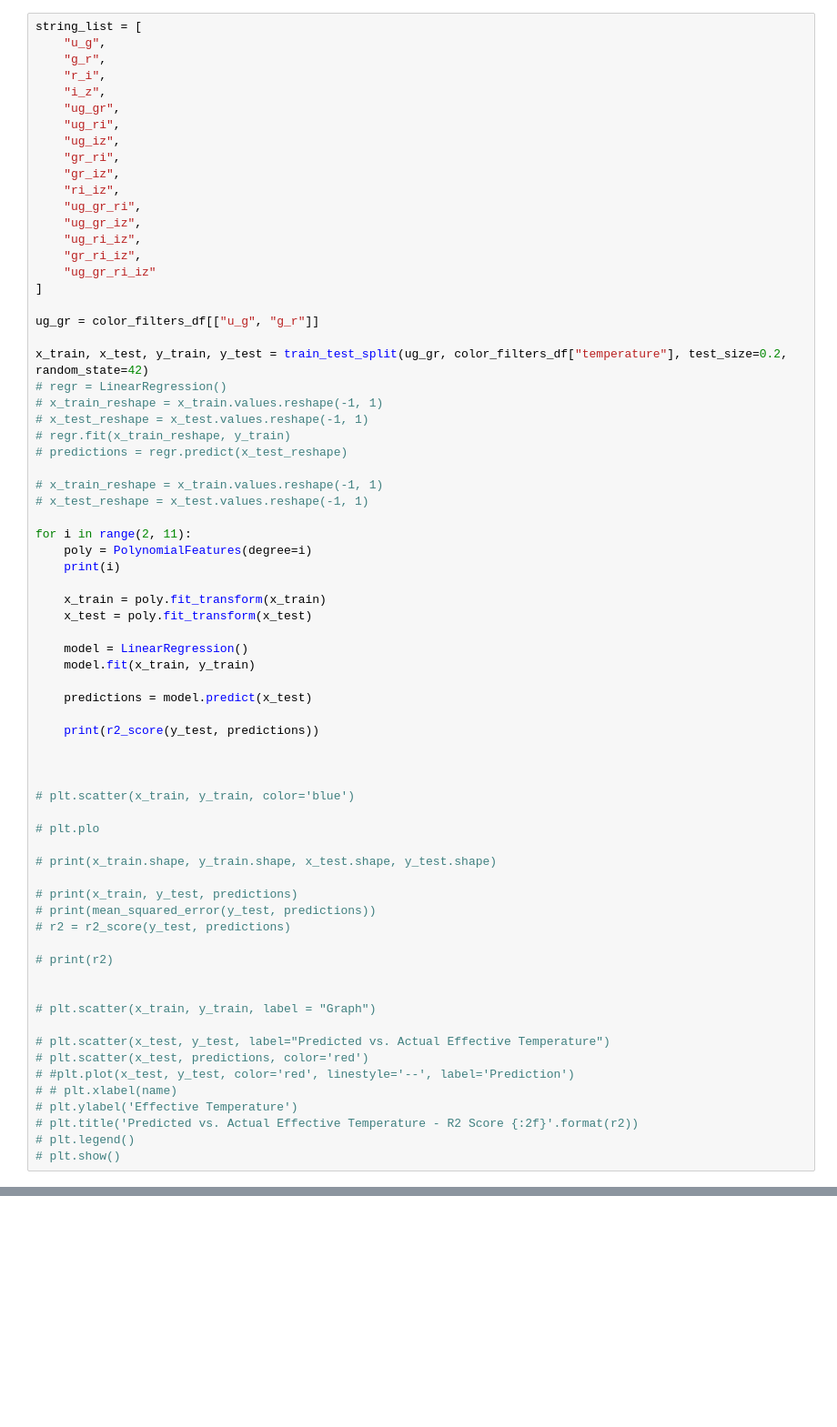
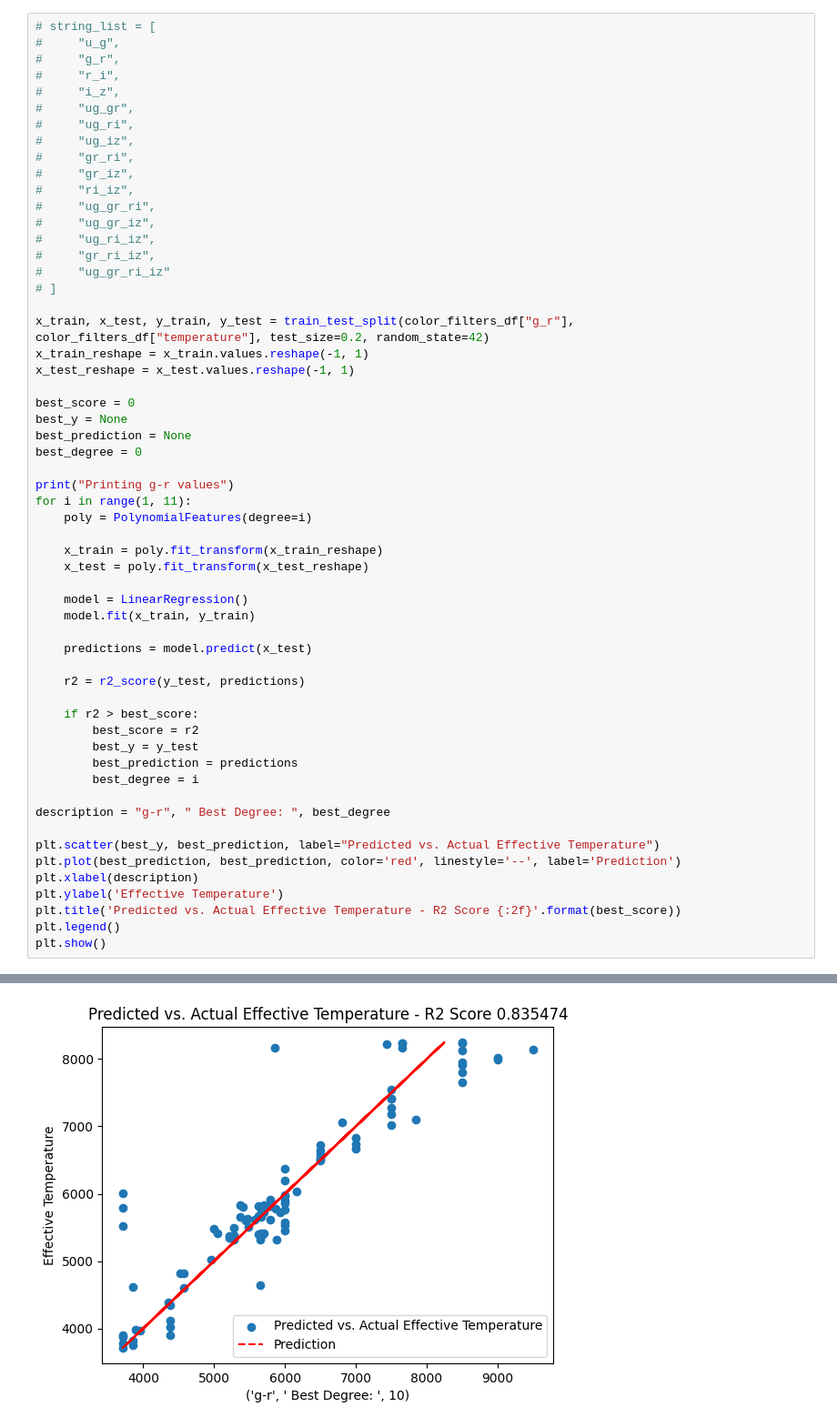
Before and after one commit to PhillipPhan1024/FRI-Feasibility-Study, a Jupyter notebook: Main.ipynb, the cells around one changed output, grey strips where cells are left out. Shown at 91% size. Cells and saved outputs as stored; diff of their text form; blank space fills up the shorter version.

Commit message:
Able to plot and look at data on graph

```diff
--- a/Main.ipynb
+++ b/Main.ipynb
@@ -42,71 +57,58 @@ color_filters_df['temperature'] = df['Teff']
 # %%
-string_list = [
-    "u_g",
-    "g_r",
-    "r_i",
-    "i_z",
-    "ug_gr",
-    "ug_ri",
-    "ug_iz",
-    "gr_ri",
-    "gr_iz",
-    "ri_iz",
-    "ug_gr_ri",
-    "ug_gr_iz",
-    "ug_ri_iz",
-    "gr_ri_iz",
-    "ug_gr_ri_iz"
-]
+# string_list = [
+#     "u_g",
+#     "g_r",
+#     "r_i",
+#     "i_z",
+#     "ug_gr",
+#     "ug_ri",
+#     "ug_iz",
+#     "gr_ri",
+#     "gr_iz",
+#     "ri_iz",
+#     "ug_gr_ri",
+#     "ug_gr_iz",
+#     "ug_ri_iz",
+#     "gr_ri_iz",
+#     "ug_gr_ri_iz"
+# ]
 
-ug_gr = color_filters_df[["u_g", "g_r"]]
+x_train, x_test, y_train, y_test = train_test_split(color_filters_df["g_r"], color_filters_df["temperature"], test_size=0.2, random_state=42)
+x_train_reshape = x_train.values.reshape(-1, 1)
+x_test_reshape = x_test.values.reshape(-1, 1)
 
-x_train, x_test, y_train, y_test = train_test_split(ug_gr, color_filters_df["temperature"], test_size=0.2, random_state=42)
-# regr = LinearRegression()
-# x_train_reshape = x_train.values.reshape(-1, 1)
-# x_test_reshape = x_test.values.reshape(-1, 1)
-# regr.fit(x_train_reshape, y_train)
-# predictions = regr.predict(x_test_reshape)
+best_score = 0
+best_y = None
+best_prediction = None
+best_degree = 0
 
-# x_train_reshape = x_train.values.reshape(-1, 1)
-# x_test_reshape = x_test.values.reshape(-1, 1)
+print("Printing g-r values")
+for i in range(1, 11):
+    poly = PolynomialFeatures(degree=i)
 
-for i in range(2, 11):
-    poly = PolynomialFeatures(degree=i)
-    print(i)
-
-    x_train = poly.fit_transform(x_train)
-    x_test = poly.fit_transform(x_test)
+    x_train = poly.fit_transform(x_train_reshape)
+    x_test = poly.fit_transform(x_test_reshape)
 
     model = LinearRegression()
     model.fit(x_train, y_train)
 
     predictions = model.predict(x_test)
 
-    print(r2_score(y_test, predictions))
+    r2 = r2_score(y_test, predictions)
 
+    if r2 > best_score:
+        best_score = r2
+        best_y = y_test
+        best_prediction = predictions
+        best_degree = i
 
+description = "g-r", " Best Degree: ", best_degree
 
-# plt.scatter(x_train, y_train, color='blue')
-
-# plt.plo
-
-# print(x_train.shape, y_train.shape, x_test.shape, y_test.shape)
-
-# print(x_train, y_test, predictions)
-# print(mean_squared_error(y_test, predictions))
-# r2 = r2_score(y_test, predictions)
-
-# print(r2)
-
-
-# plt.scatter(x_train, y_train, label = "Graph")
-
-# plt.scatter(x_test, y_test, label="Predicted vs. Actual Effective Temperature")
-# plt.scatter(x_test, predictions, color='red')
-# #plt.plot(x_test, y_test, color='red', linestyle='--', label='Prediction')
-# # plt.xlabel(name)
-# plt.ylabel('Effective Temperature')
-# plt.title('Predicted vs. Actual Effective Temperature - R2 Score {:2f}'.format(r2))
-# plt.legend()
-# plt.show()
+plt.scatter(best_y, best_prediction, label="Predicted vs. Actual Effective Temperature")
+plt.plot(best_prediction, best_prediction, color='red', linestyle='--', label='Prediction')
+plt.xlabel(description)
+plt.ylabel('Effective Temperature')
+plt.title('Predicted vs. Actual Effective Temperature - R2 Score {:2f}'.format(best_score))
+plt.legend()
+plt.show()
 # %% [output]
@@ -118,0 +116 @@ KeyboardInterrupt:
+[figure, added]
```
Also changed, not shown: parts of 6 cells of this notebook.
